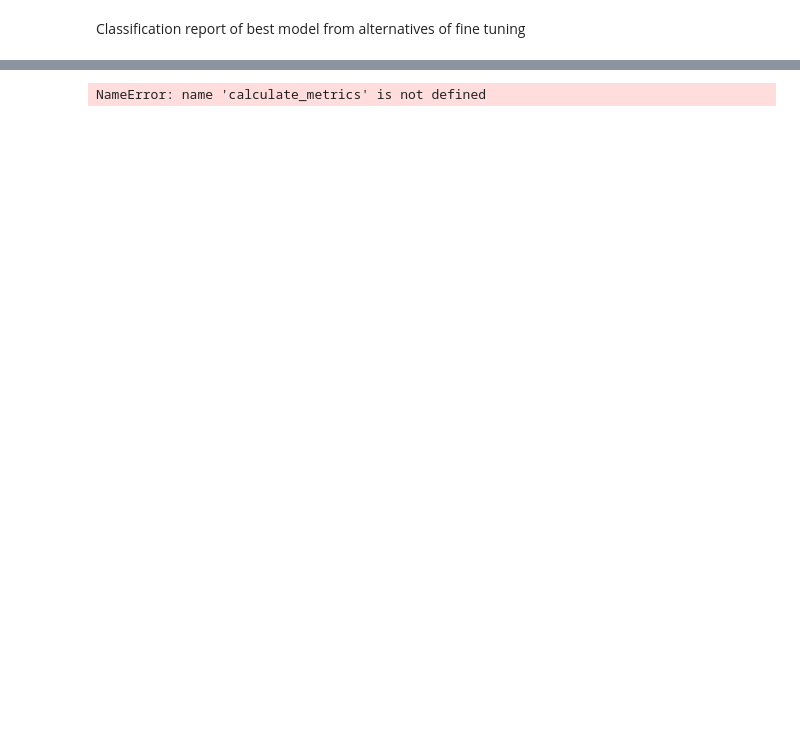
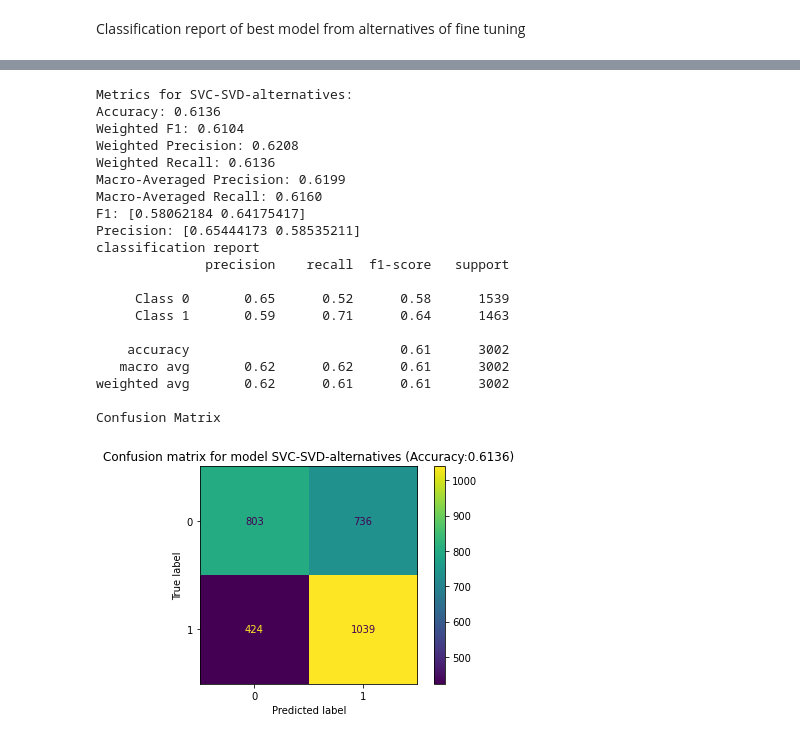
Before and after one commit to SoareCristi/BigData_MovieRatings, a Jupyter notebook: models/SupportVectorMachines/svm_svd.ipynb, the cells around one changed output, grey strips where cells are left out. Saved outputs shown, nothing was run; the diff lists cells and outputs as text; code cells hidden in the pictures; blank space fills up the shorter version.

```diff
--- a/models/SupportVectorMachines/svm_svd.ipynb
+++ b/models/SupportVectorMachines/svm_svd.ipynb
@@ -175,4 +235,24 @@ classification_report(y_test, predictions, zero_division=0)
 # %%
-calculate_metrics('SVC-LDA-alternatives', y_test, predictions)
+calculate_metrics('SVC-SVD-alternatives', y_test, predictions)
 # %% [output]
-NameError: name 'calculate_metrics' is not defined
+Metrics for SVC-SVD-alternatives:
+Accuracy: 0.6136
+Weighted F1: 0.6104
+Weighted Precision: 0.6208
+Weighted Recall: 0.6136
+Macro-Averaged Precision: 0.6199
+Macro-Averaged Recall: 0.6160
+F1: [0.58062184 0.64175417]
+Precision: [0.65444173 0.58535211]
+classification report
+              precision    recall  f1-score   support
+
+     Class 0       0.65      0.52      0.58      1539
+     Class 1       0.59      0.71      0.64      1463
+
+    accuracy                           0.61      3002
+   macro avg       0.62      0.62      0.61      3002
+weighted avg       0.62      0.61      0.61      3002
+
+Confusion Matrix
+[figure, added]
```
Also changed, not shown: parts of 11 cells of this notebook.
